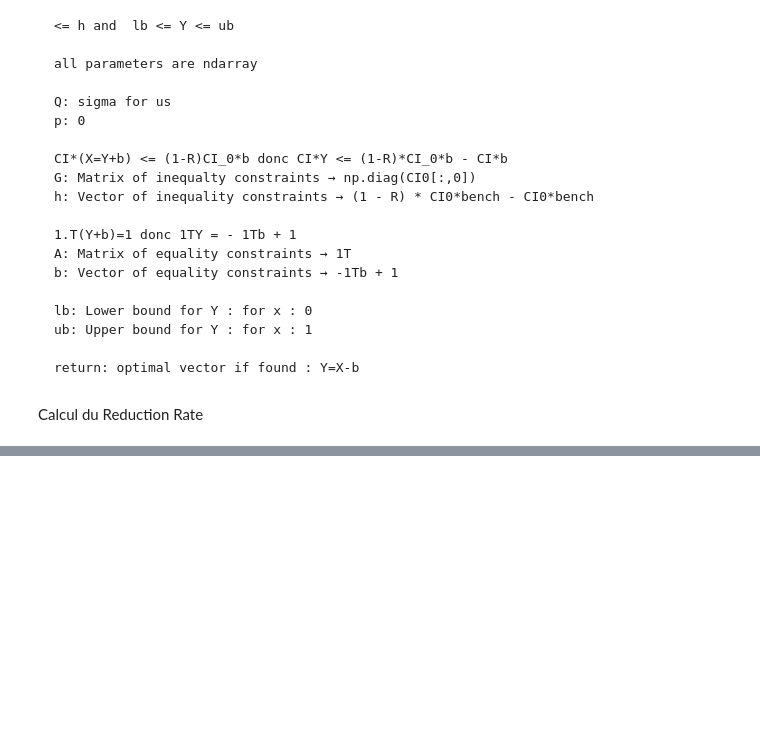
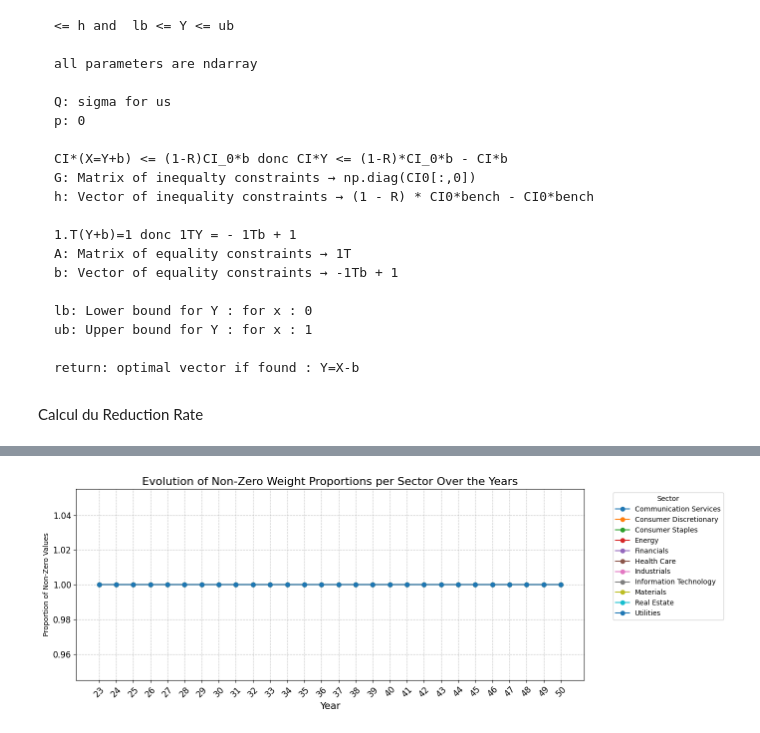
Before and after one commit to MoutetMaxime/net-zero-portfolio, a Jupyter notebook: optimization.ipynb, the cells around one changed output, grey strips where cells are left out. Cells and saved outputs as stored; diff of their text form; code cells hidden in the pictures; blank space fills up the shorter version.

```diff
--- a/optimization.ipynb
+++ b/optimization.ipynb
@@ -162,0 +236,40 @@ plt.show()
+# %%
+# Extraire les colonnes liées aux poids au fil des années
+weight_columns = [col for col in CI.columns if col.startswith('Weight_FY')]
+
+# Ajouter des colonnes "zero_" indiquant si les valeurs sont significativement différentes de zéro
+for i, col in enumerate(weight_columns):
+    CI[f"zero_{23 + i}"] = CI[col] > 0.000001  # Ajuster l'index des années (par exemple, FY23 = 2023)
+
+# Sélectionner les colonnes "zero_" pour le comptage
+zero_columns = [col for col in CI.columns if col.startswith('zero_')]
+
+# Grouper par secteur et compter les valeurs "True" pour chaque année
+sector_counts = CI.groupby('GICS_SECTOR')[zero_columns].sum()
+
+# Calculer le nombre total de lignes par secteur
+sector_totals = CI.groupby('GICS_SECTOR').size()
+
+# Diviser chaque somme par le nombre de lignes du secteur pour obtenir les parts
+sector_proportions = sector_counts.div(sector_totals, axis=0)
+
+# Transposer pour visualiser les années sur l'axe X
+sector_proportions.T.plot(figsize=(14, 5), marker='o')
+
+# Ajouter des titres, labels et personnalisation
+plt.title('Evolution of Non-Zero Weight Proportions per Sector Over the Years', fontsize=16)
+plt.xlabel('Year', fontsize=14)
+plt.ylabel('Proportion of Non-Zero Values')
+plt.legend(title='Sector', bbox_to_anchor=(1.05, 1), loc='upper left', fontsize=10)
+plt.xticks(
+    ticks=range(len(zero_columns)),
+    labels=[col.split('_')[-1] for col in zero_columns],
+    rotation=45,
+    fontsize=12
+)
+plt.yticks(fontsize=12)
+plt.grid(True, linestyle='--', alpha=0.7)
+plt.tight_layout()
+plt.show()
+# %% [output]
+[figure, added]
```
Also changed, not shown: parts of 7 cells of this notebook.
